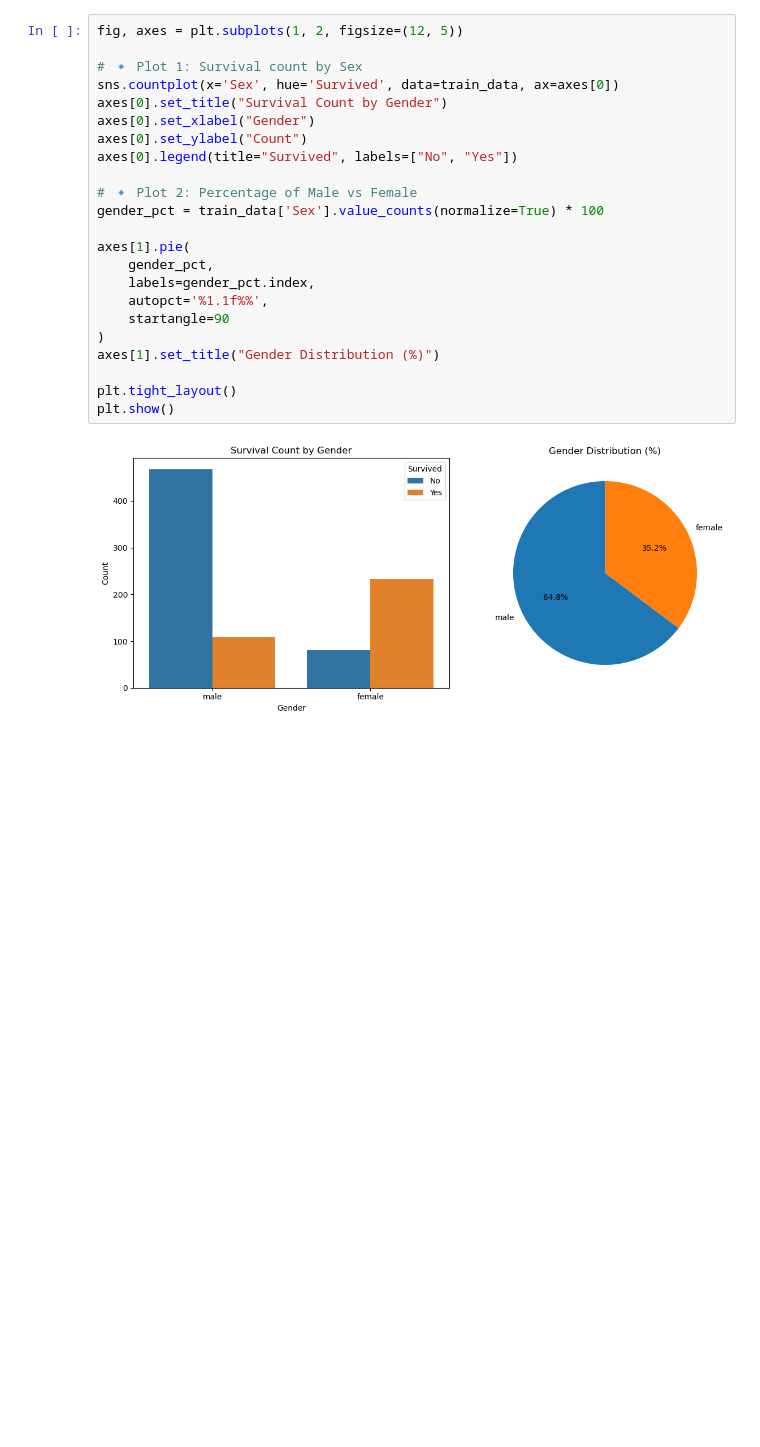
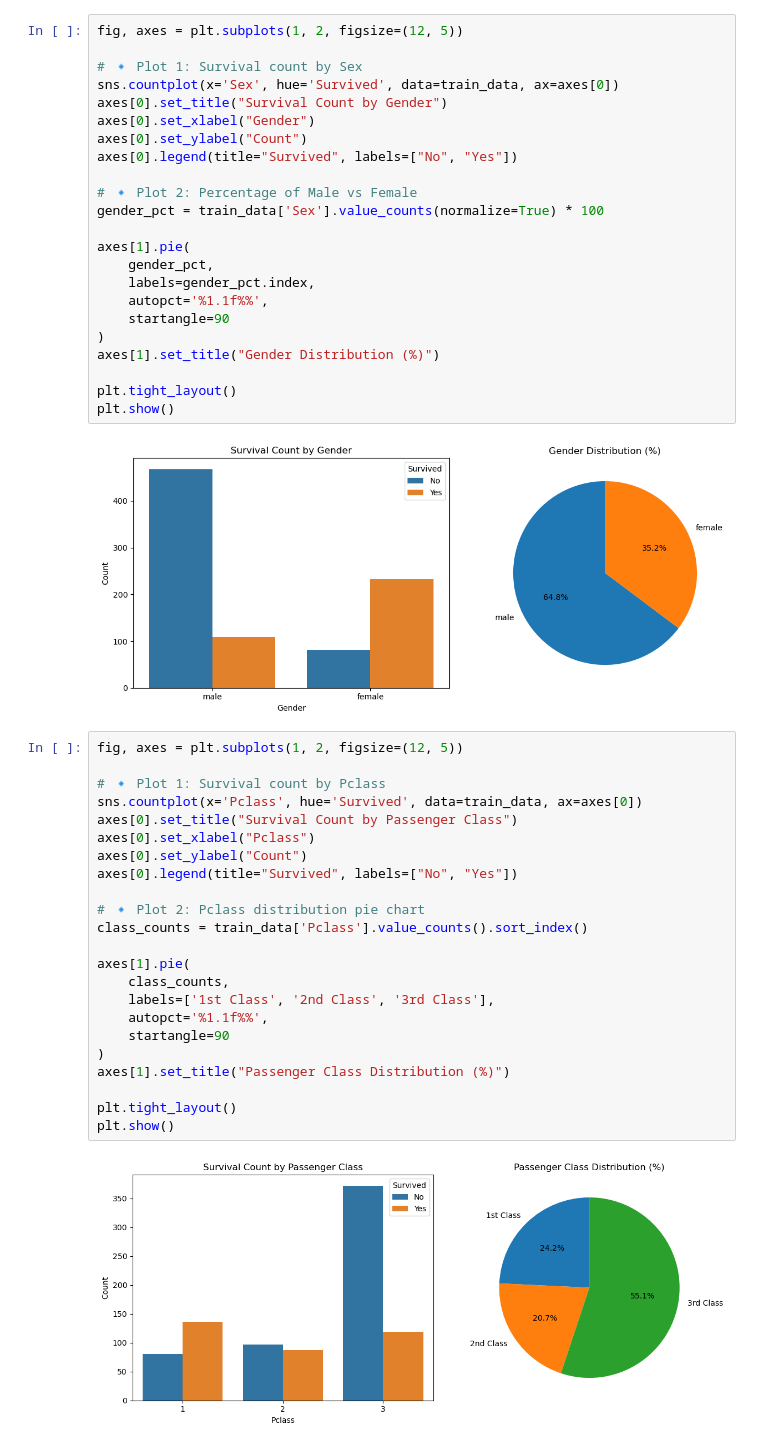
Before and after one commit to teritox/Titanic-Capstone-Project, a Jupyter notebook: ml/notebooks/01_data_exploration.ipynb, the cells around one changed output. Cells and saved outputs as stored; diff of their text form; blank space fills up the shorter version.

Commit message:
Add Pclass vs Survival

```diff
--- a/ml/notebooks/01_data_exploration.ipynb
+++ b/ml/notebooks/01_data_exploration.ipynb
@@ -56,3 +56,28 @@ plt.tight_layout()
 plt.show()
 # %% [output]
 [figure]
+# %%
+fig, axes = plt.subplots(1, 2, figsize=(12, 5))
+
+# 🔹 Plot 1: Survival count by Pclass
+sns.countplot(x='Pclass', hue='Survived', data=train_data, ax=axes[0])
+axes[0].set_title("Survival Count by Passenger Class")
+axes[0].set_xlabel("Pclass")
+axes[0].set_ylabel("Count")
+axes[0].legend(title="Survived", labels=["No", "Yes"])
+
+# 🔹 Plot 2: Pclass distribution pie chart
+class_counts = train_data['Pclass'].value_counts().sort_index()
+
+axes[1].pie(
+    class_counts,
+    labels=['1st Class', '2nd Class', '3rd Class'],
+    autopct='%1.1f%%',
+    startangle=90
+)
+axes[1].set_title("Passenger Class Distribution (%)")
+
+plt.tight_layout()
+plt.show()
+# %% [output]
+[figure, added]
```
